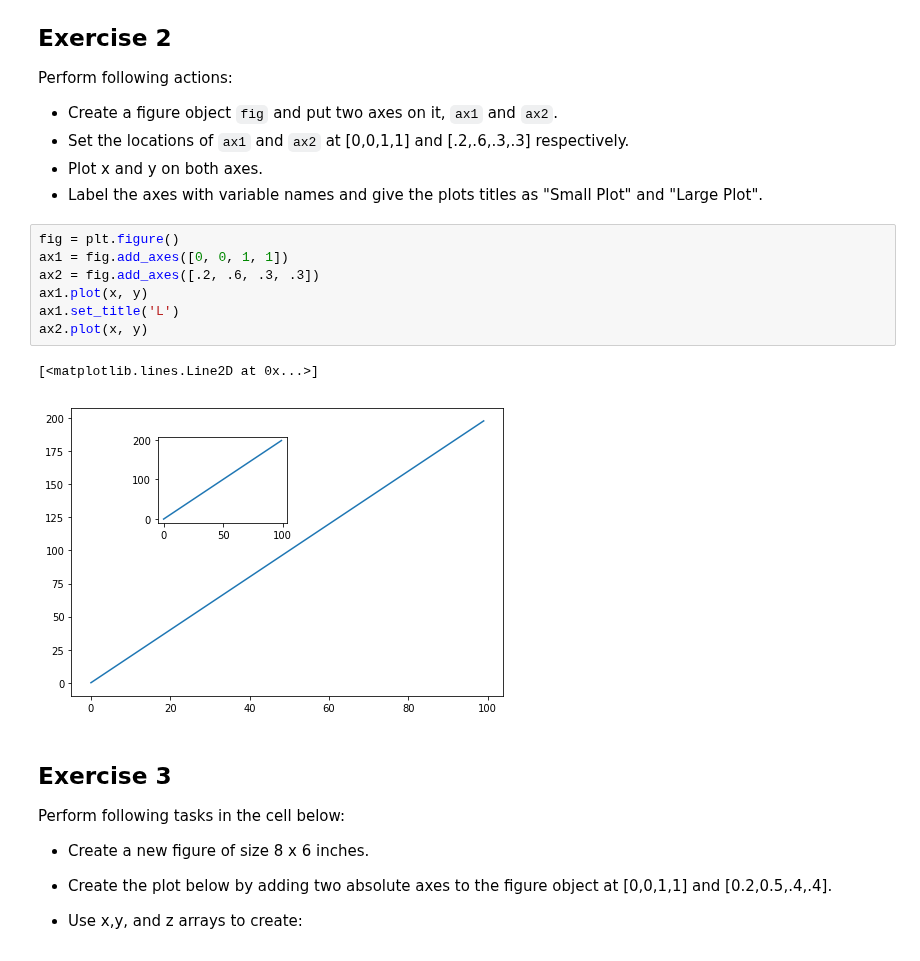
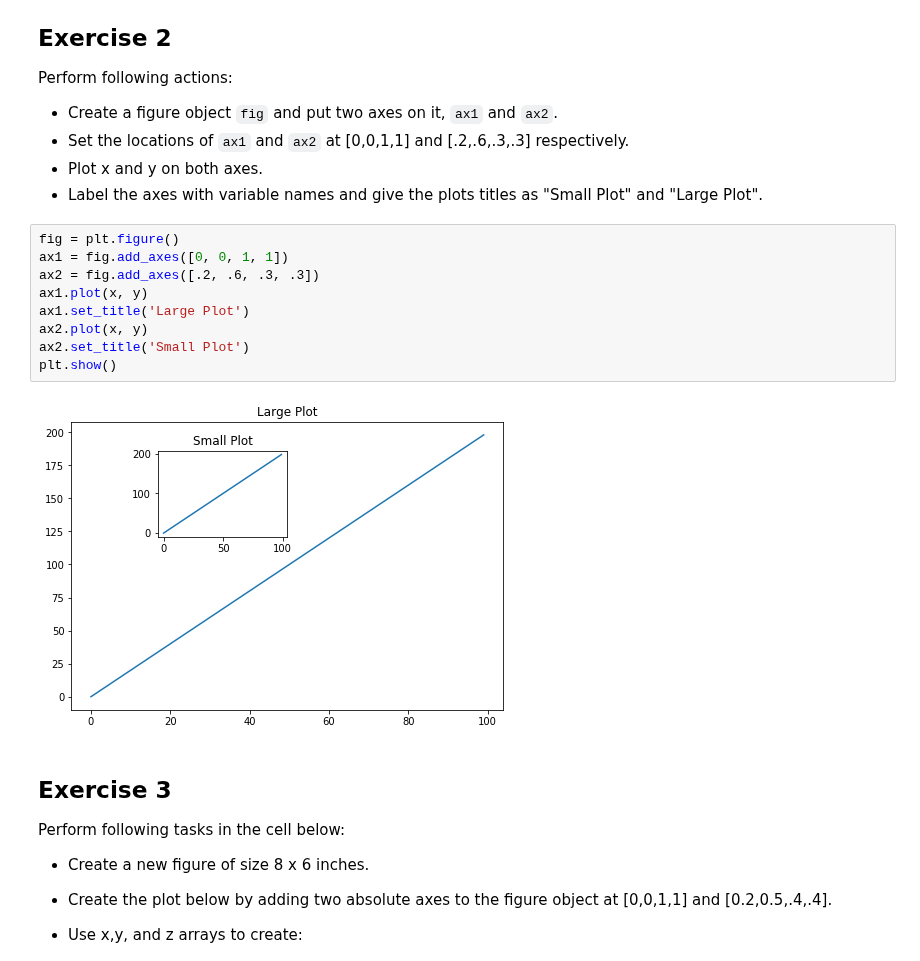
Before and after one commit to jnawjux/dsc-1-03-13-customizing-visualizations-with-matplotlib-lab-seattle-ds-career-040119, a Jupyter notebook: index.ipynb, the cells around one changed output. Cells and saved outputs as stored; diff of their text form.

```diff
--- a/index.ipynb
+++ b/index.ipynb
@@ -84,13 +84,14 @@ Perform following actions:
 # %%
 fig = plt.figure()
 ax1 = fig.add_axes([0, 0, 1, 1])
 ax2 = fig.add_axes([.2, .6, .3, .3])
 ax1.plot(x, y)
-ax1.set_title('L')
+ax1.set_title('Large Plot')
 ax2.plot(x, y)
+ax2.set_title('Small Plot')
+plt.show()
 # %% [output]
-[<matplotlib.lines.Line2D at 0x...>]
-[figure, old version]
+[figure, new version]
 # %% [markdown]
 ## Exercise 3
 
```
